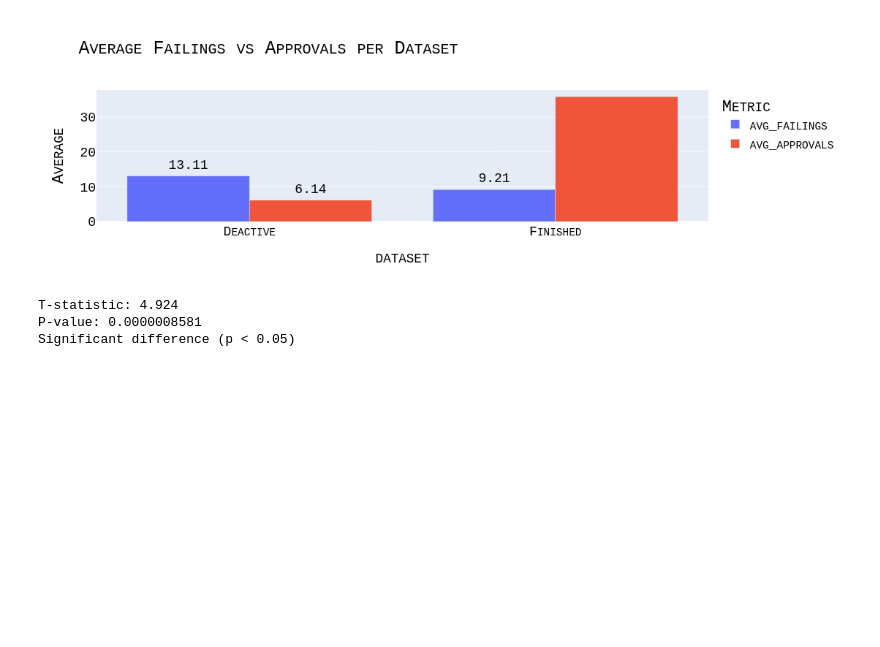
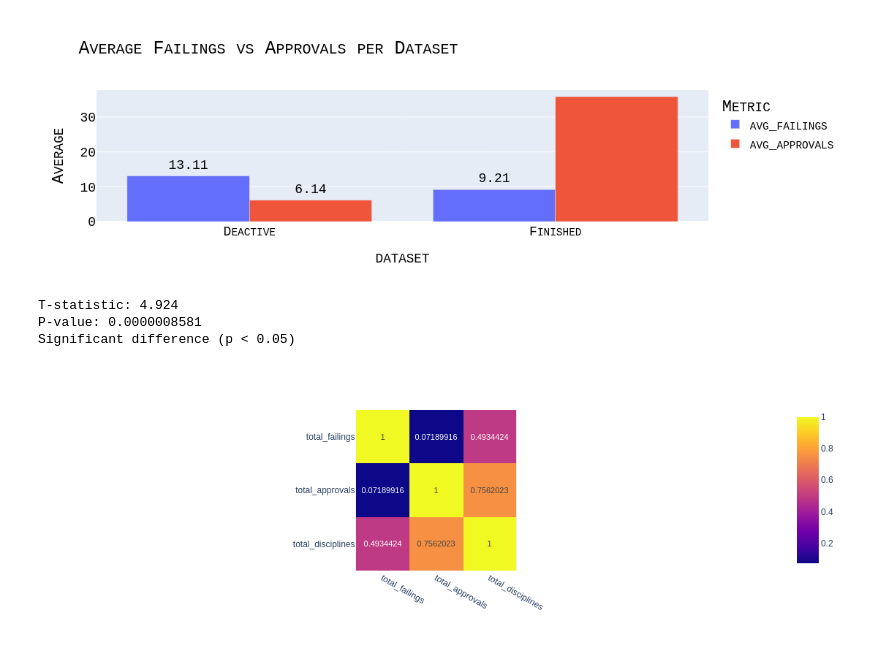
Before and after one commit to auserafim/ai-notebooks, a Jupyter notebook: evaded_college/evaded_college.ipynb, the cells around one changed output. Cells and saved outputs as stored; diff of their text form; code cells hidden in the pictures; blank space fills up the shorter version.

Commit message:
new heatmaps

```diff
--- a/evaded_college/evaded_college.ipynb
+++ b/evaded_college/evaded_college.ipynb
@@ -402,3 +402,7 @@ else:
 T-statistic: 4.924
 P-value: 0.0000008581
 Significant difference (p < 0.05)
+# %%
+fig = px.imshow(df_with_fails.corr(numeric_only=True), text_auto=True).show()
+# %% [output]
+[figure, added]
```
Also changed, not shown: parts of 1 cell of this notebook, 1 other file.
